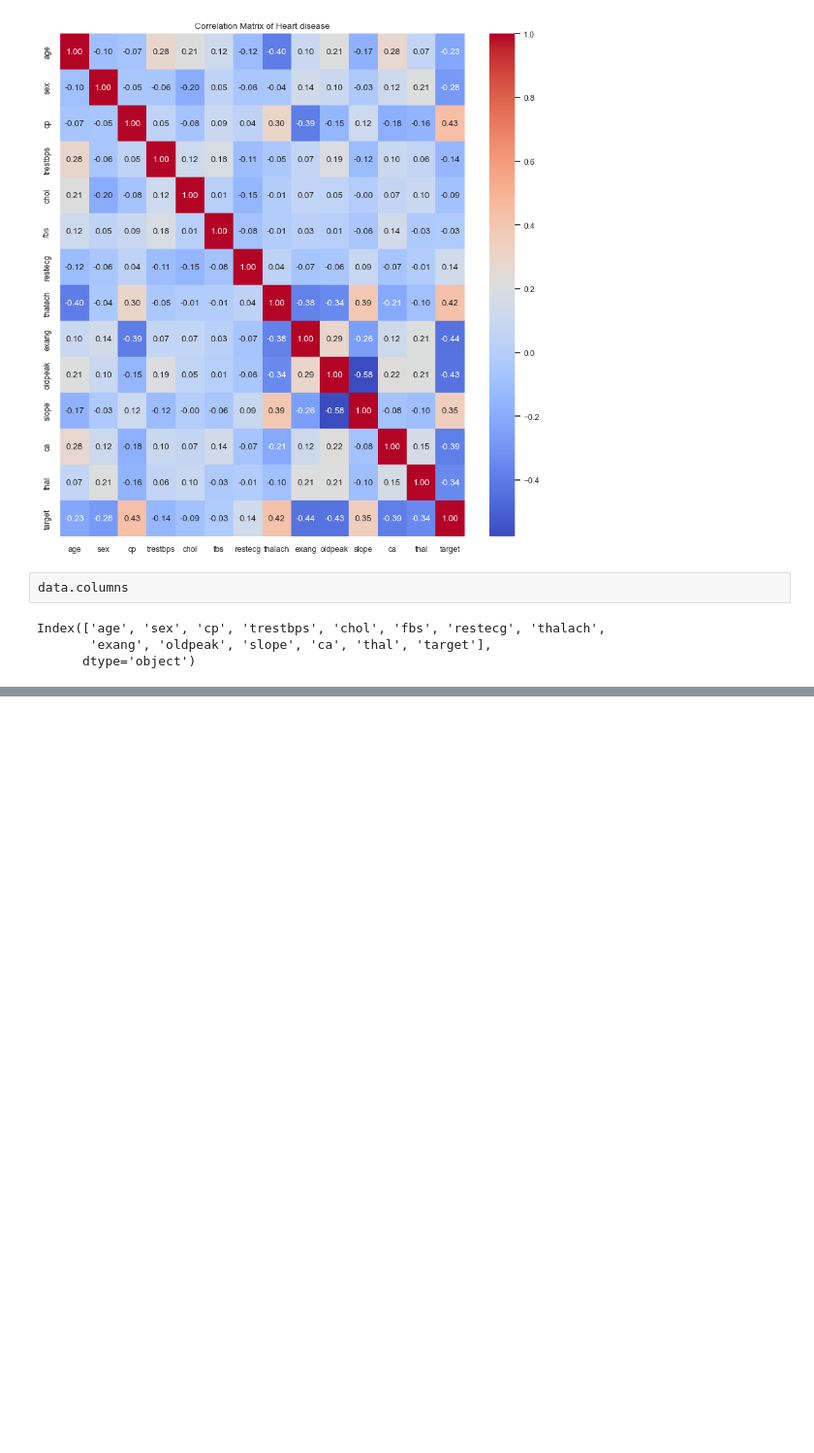
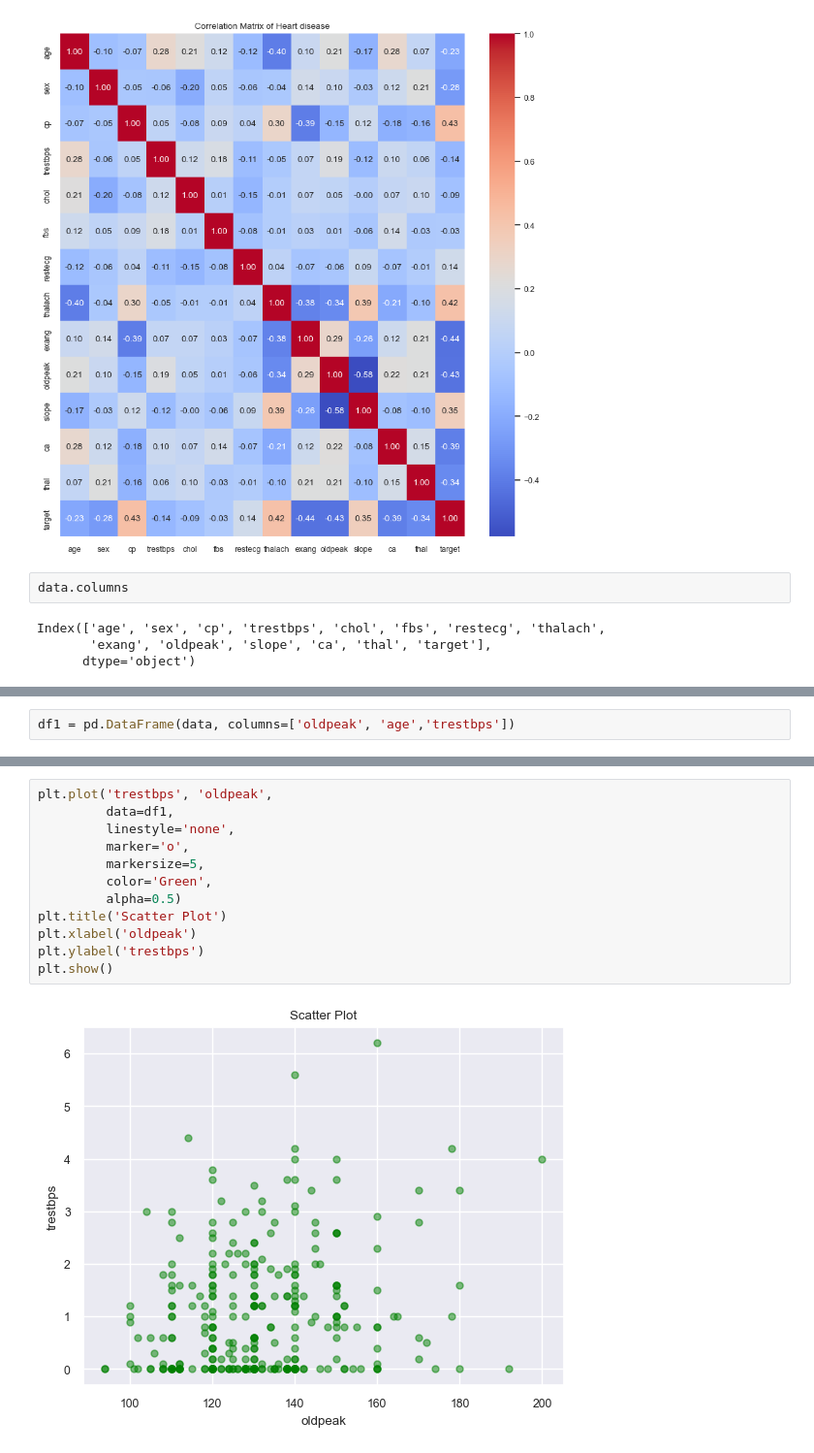
Before and after one commit to vlrhsgody/AI2, a Jupyter notebook: heart_disease_Regression_24_01_02.ipynb, the cells around one changed output, grey strips where cells are left out. Shown at 97% size. Saved outputs shown, nothing was run; the diff lists cells and outputs as text; blank space fills up the shorter version.

```diff
--- a/heart_disease_Regression_24_01_02.ipynb
+++ b/heart_disease_Regression_24_01_02.ipynb
@@ -296,0 +245,2 @@ Support Vector Regression
+# %%
+df1 = pd.DataFrame(data, columns=['oldpeak', 'age','trestbps'])
@@ -296,0 +256,14 @@ Support Vector Regression
+# %%
+plt.plot('trestbps', 'oldpeak',
+         data=df1,
+         linestyle='none',
+         marker='o',
+         markersize=5,
+         color='Green',
+         alpha=0.5)
+plt.title('Scatter Plot')
+plt.xlabel('oldpeak')
+plt.ylabel('trestbps')
+plt.show()
+# %% [output]
+[figure, added]
```
Also changed, not shown: parts of 62 cells of this notebook.
